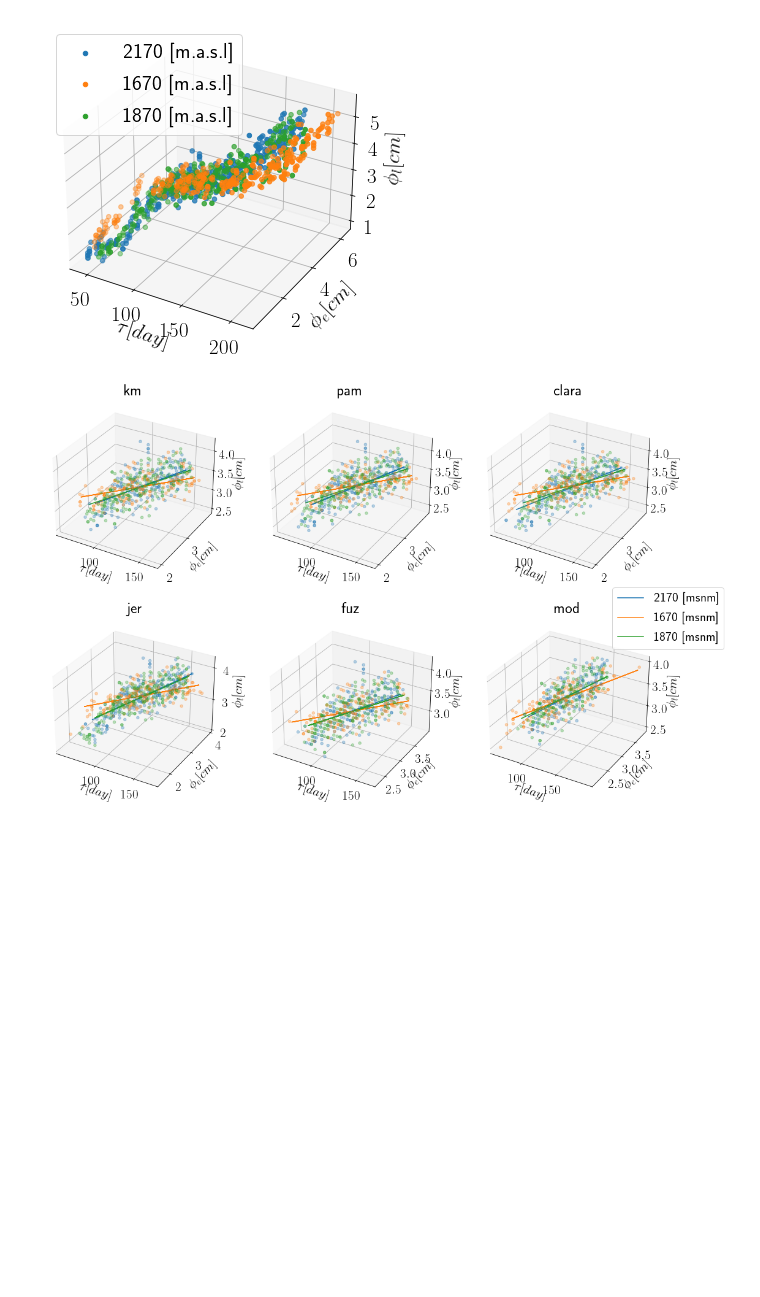
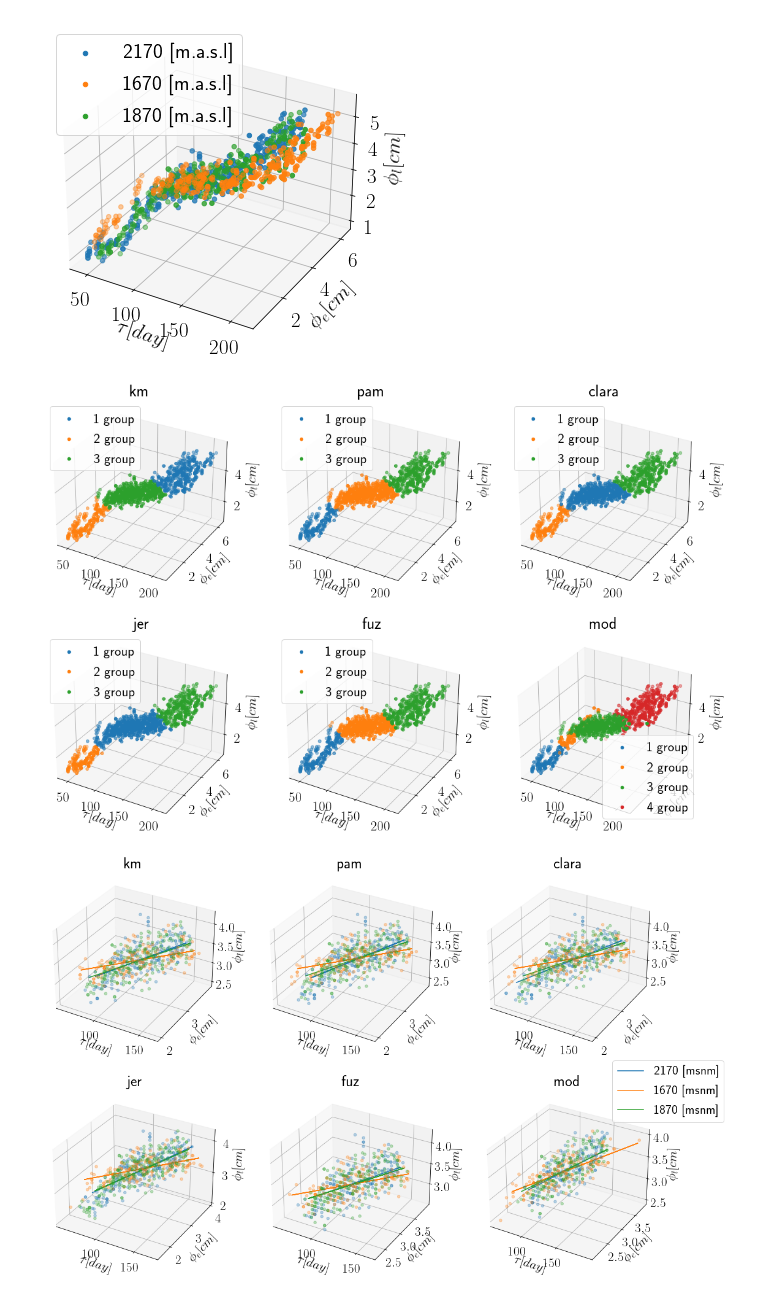
Before and after one commit to CarlosRivera1212/PEACH_LINES, a Jupyter notebook: cod_graf_280222.ipynb, the cells around one changed output. Cells and saved outputs as stored; diff of their text form; code cells hidden in the pictures; blank space fills up the shorter version.

```diff
--- a/cod_graf_280222.ipynb
+++ b/cod_graf_280222.ipynb
@@ -79,6 +79,35 @@ def f_ajuste_dfc(data, method, group, plot = True):
         plt.title(f'{method} - rmse: {round(rmse, 2)}')
 
     return p_obs, p_fit, res, rmse, l_fit
+# %%
+fig = plt.figure(figsize=(18,12))
+
+metod = ['km', 'pam', 'clara', 'jer', 'fuz', 'mod']
+grupo = [3, 2, 1, 1, 2, 3]
+
+for plot_i in range(6):
+
+    ax = fig.add_subplot(2, 3, plot_i+1, projection='3d')
+    mi = metod[plot_i]
+
+    for gi in np.sort(dfc[mi].unique()):
+        dff = dfc[dfc[mi] == gi]
+        ax.scatter(
+            dff['DDD'], dff['ECU_DIAM'], dff['LON_DIAM'],
+            label=f'{gi} group'
+        )
+
+    ax.set_title(mi)
+    ax.set_xlabel(r'$\tau [day]$')
+    ax.set_ylabel(r'$\phi_{e} [cm]$')
+    ax.set_zlabel(r'$\phi_{l} [cm]$')
+
+    ax.grid(True)
+    plt.legend()
+
+plt.savefig('graf_280222/scatter_of_cluster.png')
+# %% [output]
+[figure, added]
 # %%
 fig = plt.figure(figsize=(18,12))
 
```
Also changed, not shown: 1 other file.
